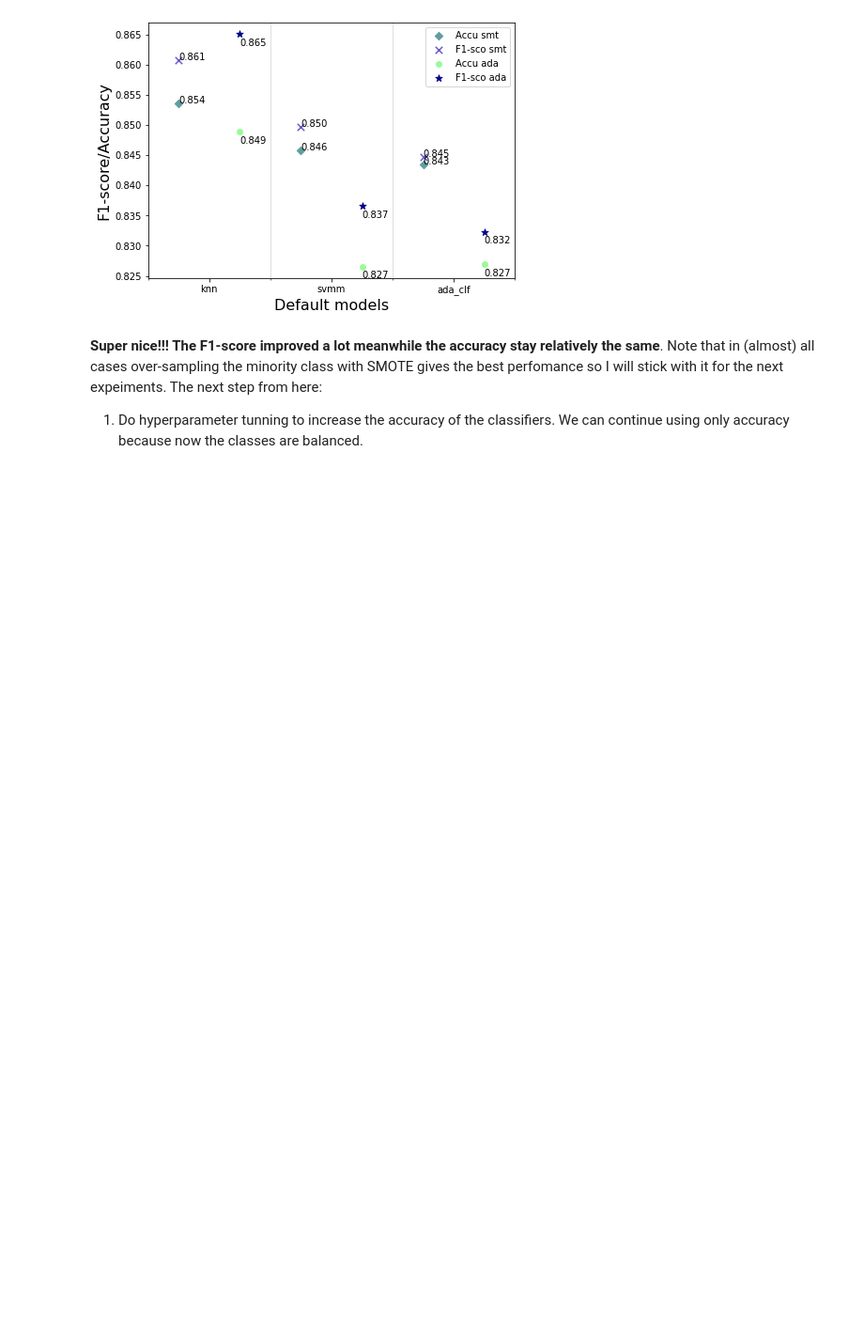
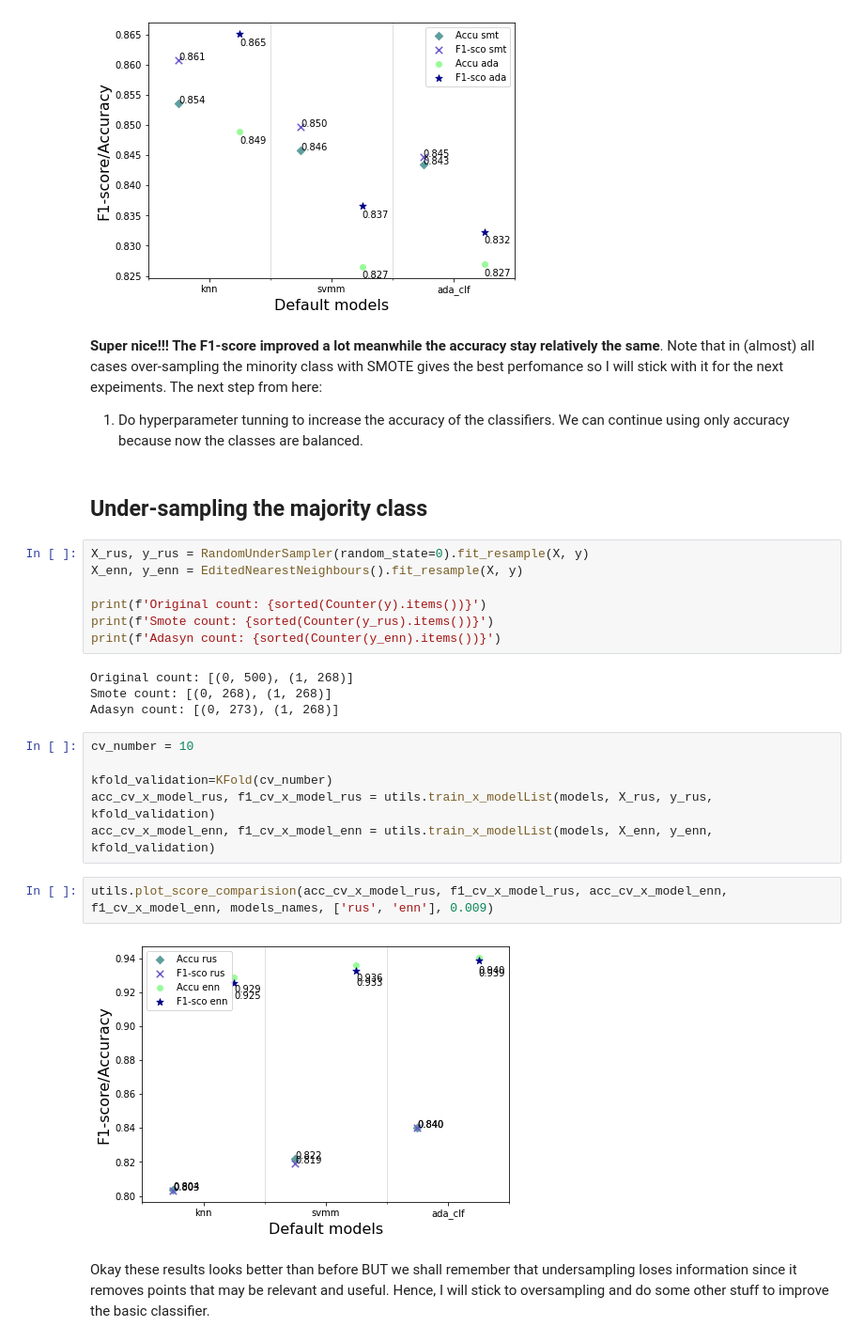
Before and after one commit to DaliaO15/PP_active_learning, a Jupyter notebook: Easy_diabetes_dataset/re-samplig_experiments.ipynb, the cells around one changed output. Shown: that part at 94% size. Cells and saved outputs as stored; diff of their text form; blank space fills up the shorter version.

Commit message:
Under-sampling implemented

```diff
--- a/Easy_diabetes_dataset/re-samplig_experiments.ipynb
+++ b/Easy_diabetes_dataset/re-samplig_experiments.ipynb
@@ -78,3 +76,28 @@ utils.plot_score_comparision(acc_cv_x_model_sm, f1_cv_x_model_sm, acc_cv_x_model
 **Super nice!!! The F1-score improved a lot meanwhile the accuracy stay relatively the same**. Note that in (almost) all cases over-sampling the minority class with SMOTE gives the best perfomance so I will stick with it for the next expeiments.
 The next step from here:
 1. Do hyperparameter tunning to increase the accuracy of the classifiers. We can continue using only accuracy because now the classes are balanced.
+# %% [markdown]
+## Under-sampling the majority class
+# %%
+X_rus, y_rus = RandomUnderSampler(random_state=0).fit_resample(X, y)
+X_enn, y_enn = EditedNearestNeighbours().fit_resample(X, y)
+
+print(f'Original count: {sorted(Counter(y).items())}')
+print(f'Smote count: {sorted(Counter(y_rus).items())}')
+print(f'Adasyn count: {sorted(Counter(y_enn).items())}')
+# %% [output]
+Original count: [(0, 500), (1, 268)]
+Smote count: [(0, 268), (1, 268)]
+Adasyn count: [(0, 273), (1, 268)]
+# %%
+cv_number = 10
+
+kfold_validation=KFold(cv_number)
+acc_cv_x_model_rus, f1_cv_x_model_rus = utils.train_x_modelList(models, X_rus, y_rus, kfold_validation)
+acc_cv_x_model_enn, f1_cv_x_model_enn = utils.train_x_modelList(models, X_enn, y_enn, kfold_validation)
+# %%
+utils.plot_score_comparision(acc_cv_x_model_rus, f1_cv_x_model_rus, acc_cv_x_model_enn, f1_cv_x_model_enn, models_names, ['rus', 'enn'], 0.009)
+# %% [output]
+[figure, added]
+# %% [markdown]
+Okay these results looks better than before BUT we shall remember that undersampling loses information since it removes points that may be relevant and useful. Hence, I will stick to oversampling and do some other stuff to improve the basic classifier.
```
Also changed, not shown: parts of 3 cells of this notebook.
